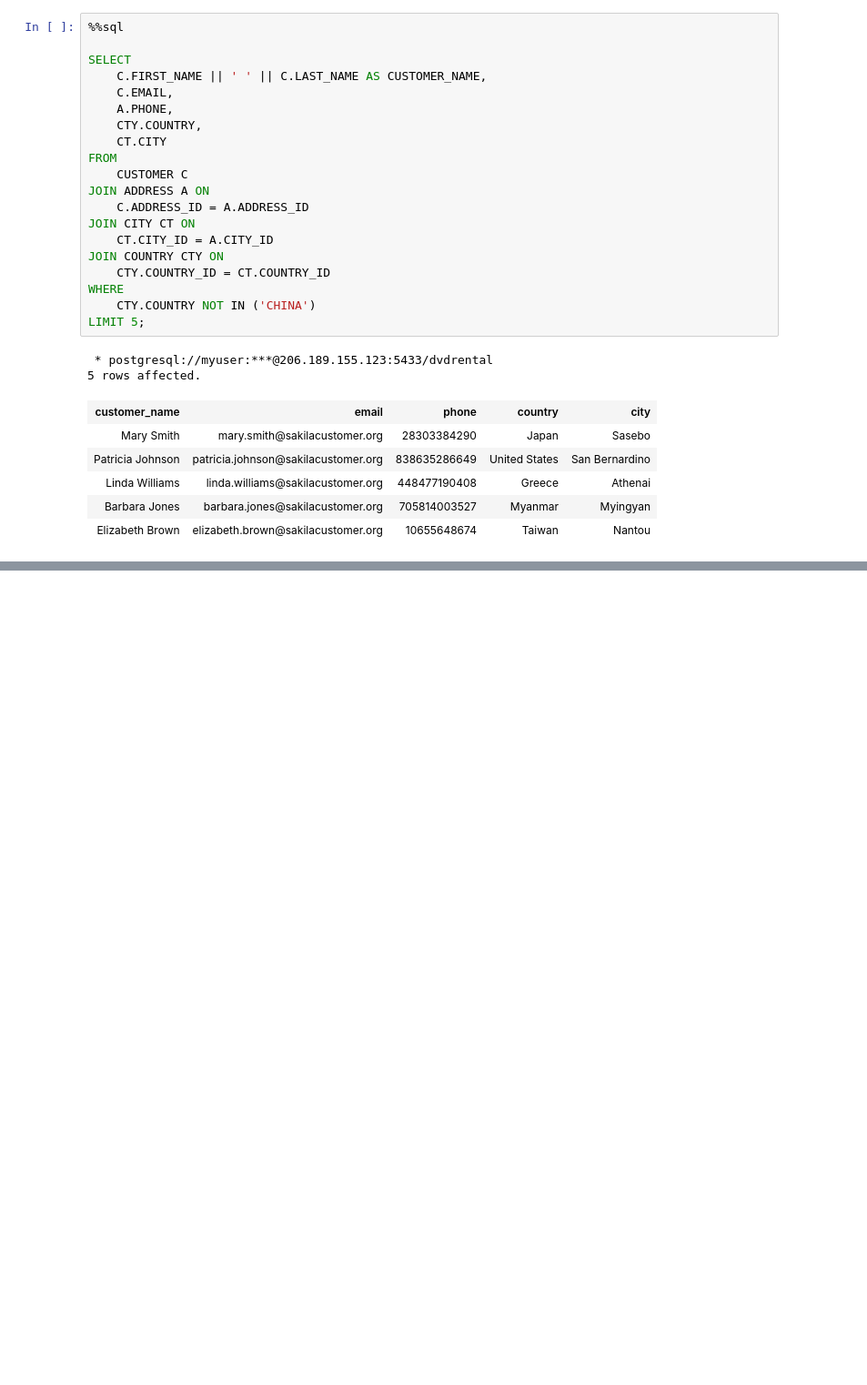
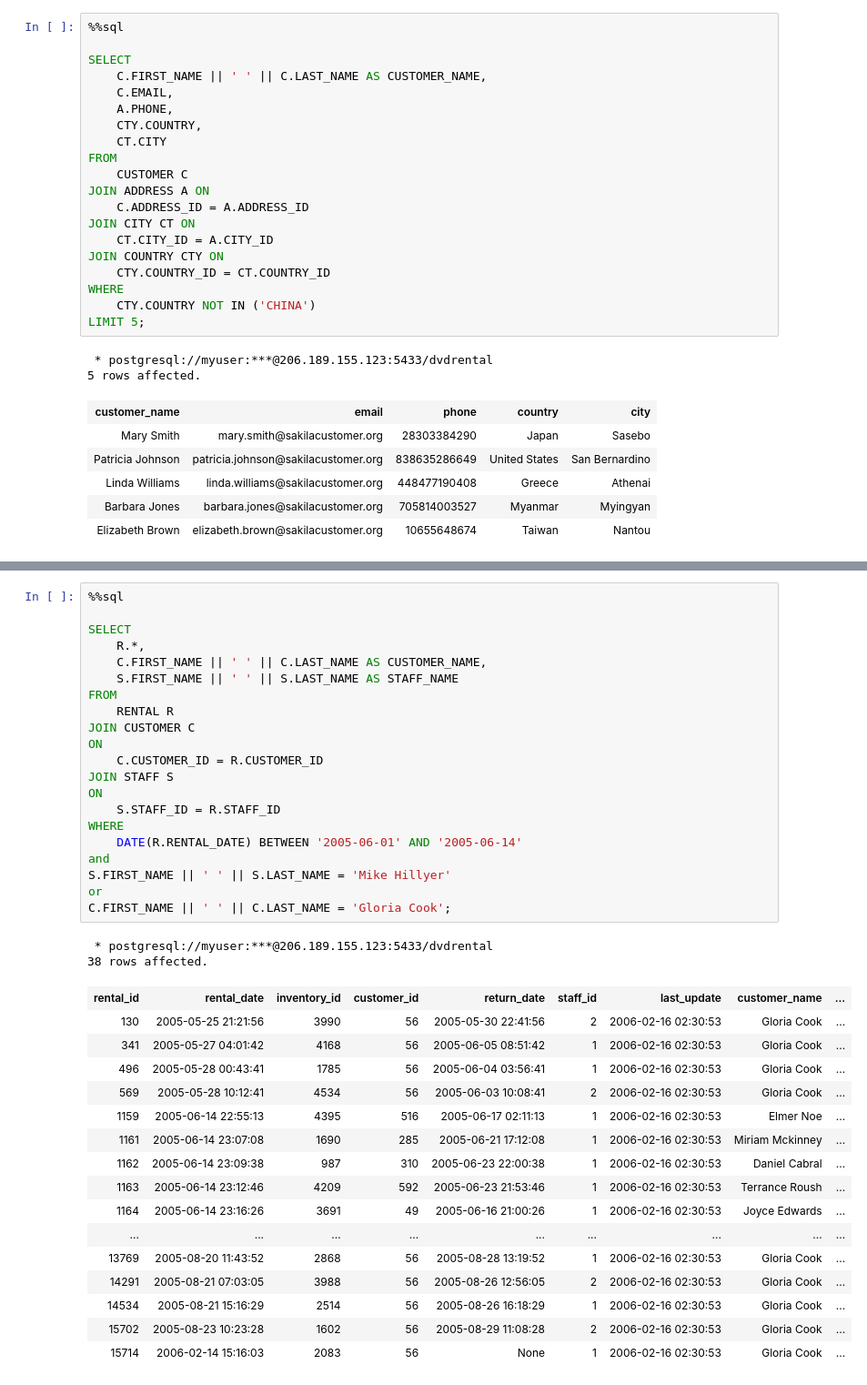
Before and after one commit to gabesoon/IT_WILL_Data_Science_Bootcamp, a Jupyter notebook: 1. SQL/SQl 100제 정리/19. 중간정리 (INNER JOIN & LEFT OUTER JOIN).ipynb, the cells around one changed output, grey strips where cells are left out. Shown at 91% size. Saved outputs shown, nothing was run; the diff lists cells and outputs as text; blank space fills up the shorter version.

```diff
--- a/1. SQL/SQl 100제 정리/19. 중간정리 (INNER JOIN & LEFT OUTER JOIN).ipynb
+++ b/1. SQL/SQl 100제 정리/19. 중간정리 (INNER JOIN & LEFT OUTER JOIN).ipynb
@@ -533,0 +838,40 @@ LIMIT 5;
+# %%
+%%sql
+
+SELECT
+	R.*,
+	C.FIRST_NAME || ' ' || C.LAST_NAME AS CUSTOMER_NAME,
+	S.FIRST_NAME || ' ' || S.LAST_NAME AS STAFF_NAME
+FROM
+	RENTAL R
+JOIN CUSTOMER C
+ON
+	C.CUSTOMER_ID = R.CUSTOMER_ID
+JOIN STAFF S
+ON
+	S.STAFF_ID = R.STAFF_ID
+WHERE
+	DATE(R.RENTAL_DATE) BETWEEN '2005-06-01' AND '2005-06-14'
+and
+S.FIRST_NAME || ' ' || S.LAST_NAME = 'Mike Hillyer'
+or
+C.FIRST_NAME || ' ' || C.LAST_NAME = 'Gloria Cook';
+# %% [output]
+ * postgresql://myuser:***@206.189.155.123:5433/dvdrental
+38 rows affected.
+| rental_id | rental_date | inventory_id | customer_id | return_date | staff_id | last_update | customer_name | ... |
+| 130 | 2005-05-25 21:21:56 | 3990 | 56 | 2005-05-30 22:41:56 | 2 | 2006-02-16 02:30:53 | Gloria Cook | ... |
+| 341 | 2005-05-27 04:01:42 | 4168 | 56 | 2005-06-05 08:51:42 | 1 | 2006-02-16 02:30:53 | Gloria Cook | ... |
+| 496 | 2005-05-28 00:43:41 | 1785 | 56 | 2005-06-04 03:56:41 | 1 | 2006-02-16 02:30:53 | Gloria Cook | ... |
+| 569 | 2005-05-28 10:12:41 | 4534 | 56 | 2005-06-03 10:08:41 | 2 | 2006-02-16 02:30:53 | Gloria Cook | ... |
+| 1159 | 2005-06-14 22:55:13 | 4395 | 516 | 2005-06-17 02:11:13 | 1 | 2006-02-16 02:30:53 | Elmer Noe | ... |
+| 1161 | 2005-06-14 23:07:08 | 1690 | 285 | 2005-06-21 17:12:08 | 1 | 2006-02-16 02:30:53 | Miriam Mckinney | ... |
+| 1162 | 2005-06-14 23:09:38 | 987 | 310 | 2005-06-23 22:00:38 | 1 | 2006-02-16 02:30:53 | Daniel Cabral | ... |
+| 1163 | 2005-06-14 23:12:46 | 4209 | 592 | 2005-06-23 21:53:46 | 1 | 2006-02-16 02:30:53 | Terrance Roush | ... |
+| 1164 | 2005-06-14 23:16:26 | 3691 | 49 | 2005-06-16 21:00:26 | 1 | 2006-02-16 02:30:53 | Joyce Edwards | ... |
+| ... | ... | ... | ... | ... | ... | ... | ... | ... |
+| 13769 | 2005-08-20 11:43:52 | 2868 | 56 | 2005-08-28 13:19:52 | 1 | 2006-02-16 02:30:53 | Gloria Cook | ... |
+| 14291 | 2005-08-21 07:03:05 | 3988 | 56 | 2005-08-26 12:56:05 | 2 | 2006-02-16 02:30:53 | Gloria Cook | ... |
+| 14534 | 2005-08-21 15:16:29 | 2514 | 56 | 2005-08-26 16:18:29 | 1 | 2006-02-16 02:30:53 | Gloria Cook | ... |
+| 15702 | 2005-08-23 10:23:28 | 1602 | 56 | 2005-08-29 11:08:28 | 2 | 2006-02-16 02:30:53 | Gloria Cook | ... |
+| 15714 | 2006-02-14 15:16:03 | 2083 | 56 | None | 1 | 2006-02-16 02:30:53 | Gloria Cook | ... |
```
Also changed, not shown: parts of 26 cells of this notebook.
